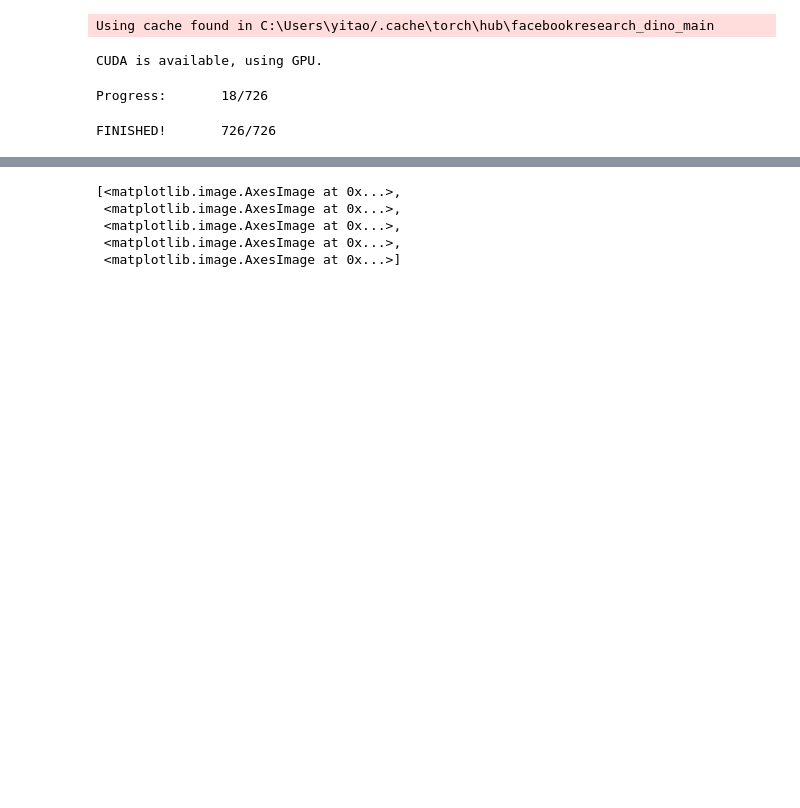
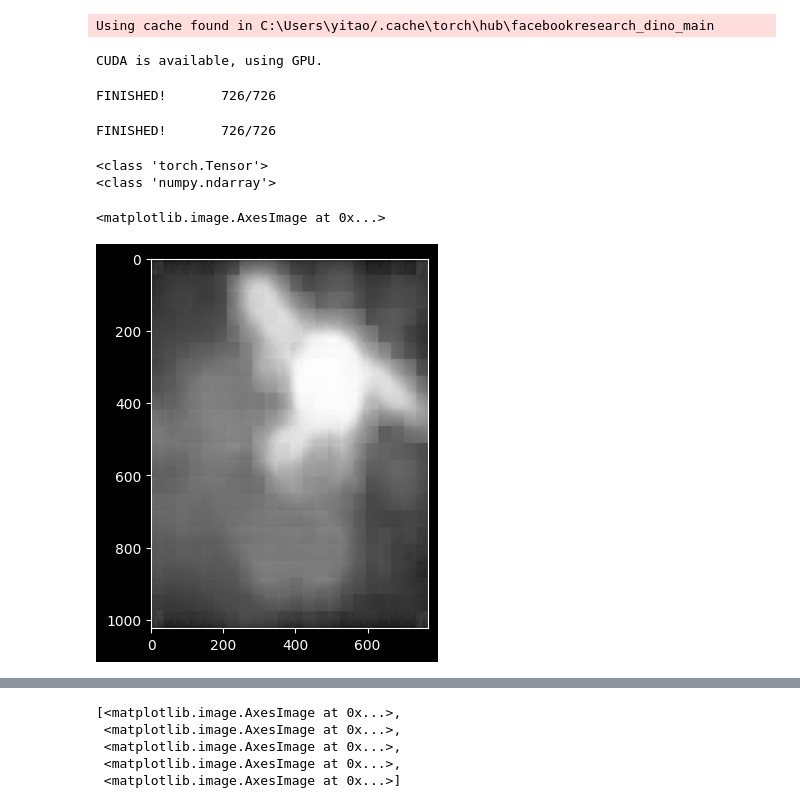
Before and after one commit to lwfld/reProj, a Jupyter notebook: deepspec.ipynb, the cells around one changed output, grey strips where cells are left out. Saved outputs shown, nothing was run; the diff lists cells and outputs as text; code cells hidden in the pictures; blank space fills up the shorter version.

```diff
--- a/deepspec.ipynb
+++ b/deepspec.ipynb
@@ -241,26 +252,54 @@ def segment(inp: Image, numEig=5):
+# %%
+# save tensors
+for i in range(len(img_names)):
+    input_image = get_img_by_id(i + 1)
+    preds = segment(input_image)
+    for j in range(len(preds)):
+        path = "./dataset/preds/dss/" + str(j) + "/"
+        output_dir = os.path.exists(path)
+        if not output_dir:
+            os.makedirs(path)
+        torch.save(preds[j], path + img_names[i] + ".pt")
+    print("Progress: \t" + str((i + 1)) + "/" + str(len(img_names)), end="\r")
+print("FINISHED!")
+# %% [output]
+FINISHED!       726/726
 # %%
-import os
-from myutils.img_loader import get_imgNames
-from myutils.processors import savePic
-
-img_names = get_imgNames()
-
-
-def saveMask(t: float):
-    for i in range(len(img_names)):
-        input_image = get_img_by_id(i + 1)
-        preds = segment(input_image)
-        for j in range(len(preds)):
-            pred = toBinary(preds[j], t)
-            path = "./dataset/masks/dss/" + str(j) + "/" + str(t) + "/"
-            output_dir = os.path.exists(path)
-            if not output_dir:
-                os.mkdir(path)
-            savePic(pred, path, img_names[i] + ".png")
-        print("Progress: \t" + str((i + 1)) + "/" + str(len(img_names)), end="\r")
-    print("FINISHED!")
+for i in range(len(img_names)):
+    input_image = get_img_by_id(i + 1)
+    preds = segment(input_image)
+    for j in range(len(preds)):
+        path = "./dataset/greyscales/dss/" + str(j) + "/"
+        output_dir = os.path.exists(path)
+        if not output_dir:
+            os.makedirs(path)
+        gs = toGreyscale(preds[j])
+        savePic(gs.numpy(), path, img_names[i] + ".png", True)
+    print("Progress: \t" + str((i + 1)) + "/" + str(len(img_names)), end="\r")
+print("FINISHED!")
+# %% [output]
+FINISHED!       726/726
-# %%
-saveMask(0.2)
-# %% [output]
-Progress:       18/726
-FINISHED!       726/726
+# %%
+import matplotlib.pyplot as plt
+from PIL import Image
+import numpy as np
+
+from myutils.img_loader import get_imgNames, get_img_by_id
+from myutils.getPred import seg_clipseg
+from myutils.processors import savePic, toGreyscale
+
+test_preds = seg_clipseg(get_img_by_id(170))
+
+test_pred = test_preds[2]
+# plt.show(test_pred)
+test_pred_gs = toGreyscale(test_pred)
+print(type(test_pred_gs))
+test_pred_gs = test_pred_gs.numpy()
+print(type(test_pred_gs))
+img = Image.fromarray(test_pred_gs.astype(np.uint8), mode = "L")
+plt.imshow(img, cmap='gray')
+# %% [output]
+<class 'torch.Tensor'>
+<class 'numpy.ndarray'>
+<matplotlib.image.AxesImage at 0x...>
+[figure, added]
```
Also changed, not shown: parts of 9 cells of this notebook, 14 other files.
